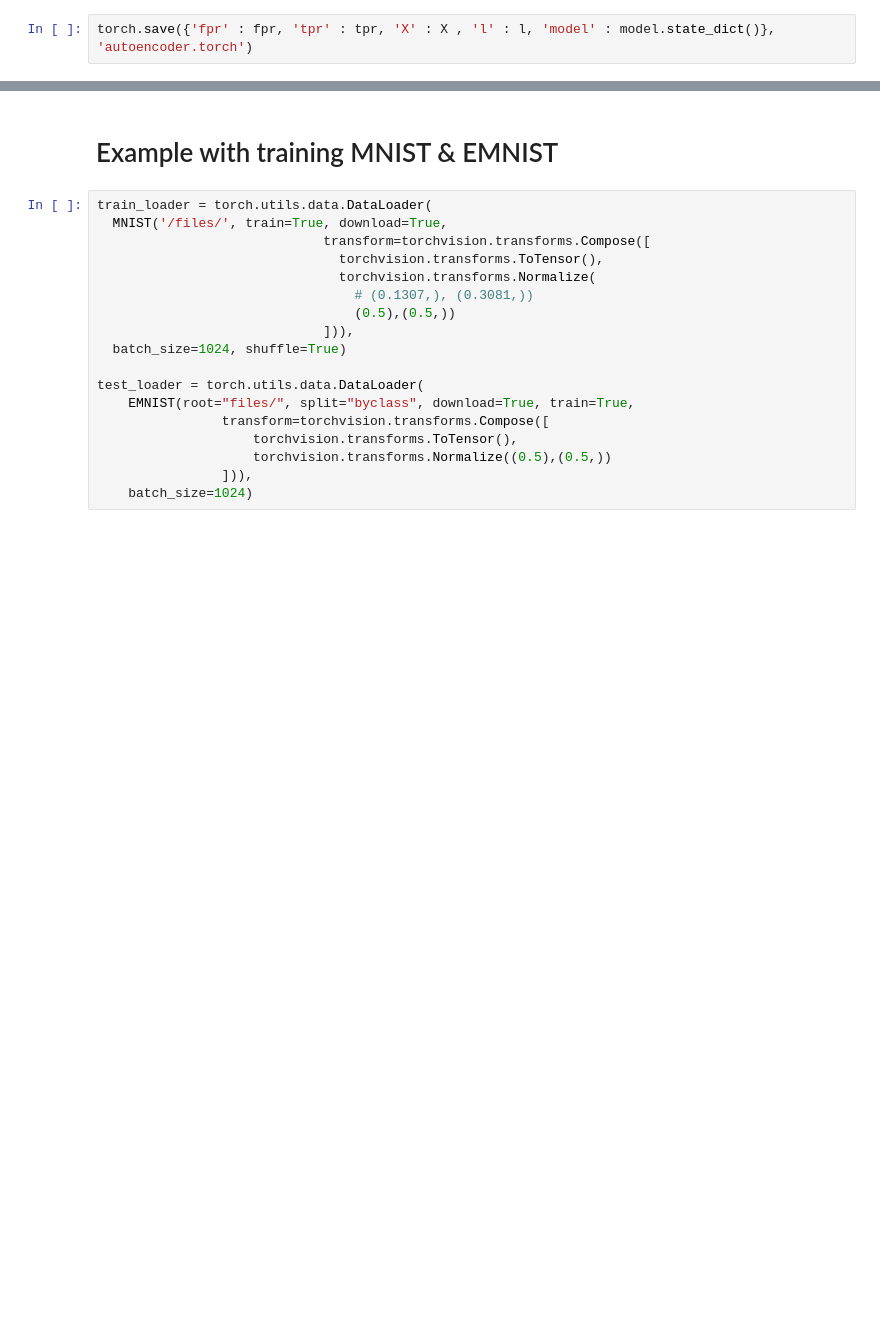
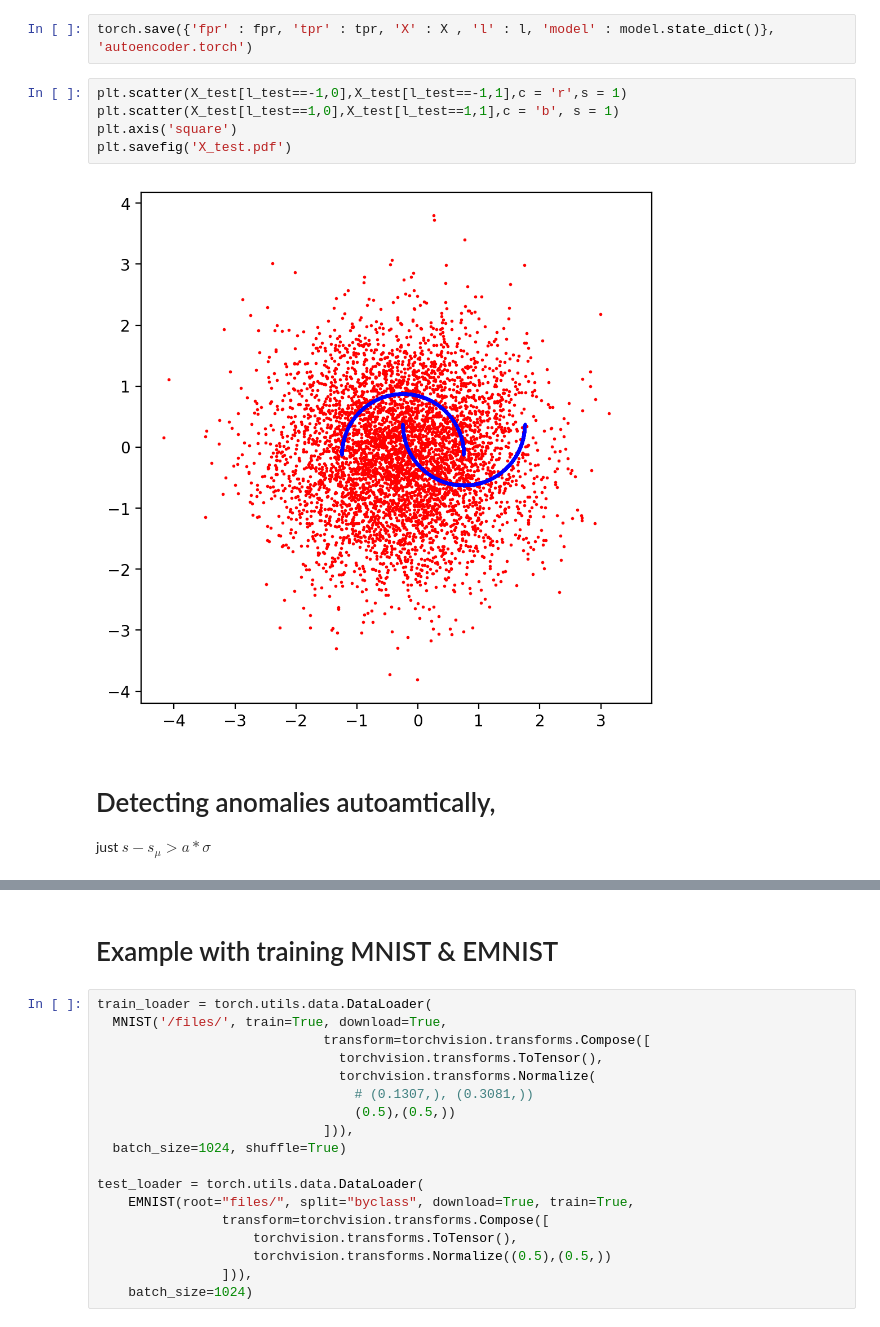
Before and after one commit to sulcantonin/ICFA-Beam-2022, a Jupyter notebook: autoencoder.ipynb, the cells around one changed output, grey strips where cells are left out. Cells and saved outputs as stored; diff of their text form; blank space fills up the shorter version.

```diff
--- a/autoencoder.ipynb
+++ b/autoencoder.ipynb
@@ -132,3 +143,13 @@ tpr, fpr = roc(model.score_reconstruction(torch.tensor(X).float()).detach())
 # %%
 torch.save({'fpr' : fpr, 'tpr' : tpr, 'X' : X , 'l' : l, 'model' : model.state_dict()}, 'autoencoder.torch')
+# %%
+plt.scatter(X_test[l_test==-1,0],X_test[l_test==-1,1],c = 'r',s = 1)
+plt.scatter(X_test[l_test==1,0],X_test[l_test==1,1],c = 'b', s = 1)
+plt.axis('square')
+plt.savefig('X_test.pdf')
+# %% [output]
+[figure, added]
+# %% [markdown]
+# Detecting anomalies autoamtically,
+just $s - s_{\mu} > a * \sigma$
 # %%
```
Also changed, not shown: parts of 4 cells of this notebook, 1 other file.
